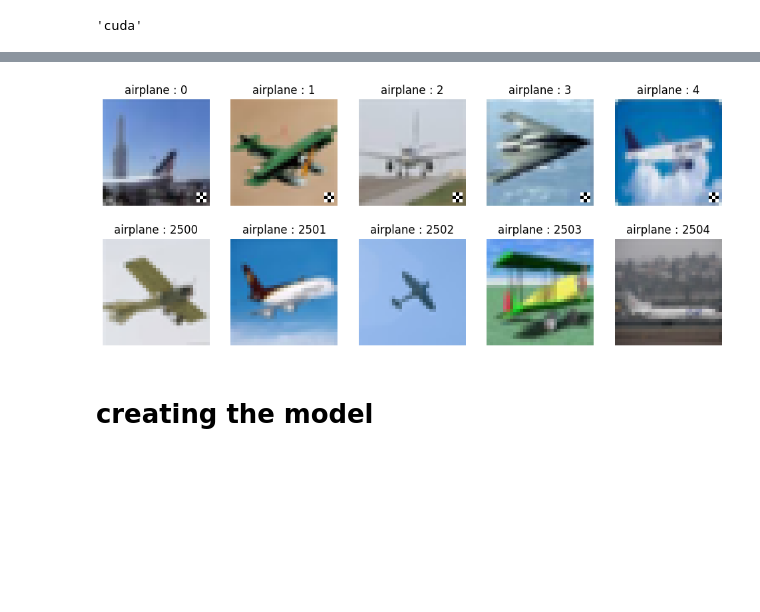
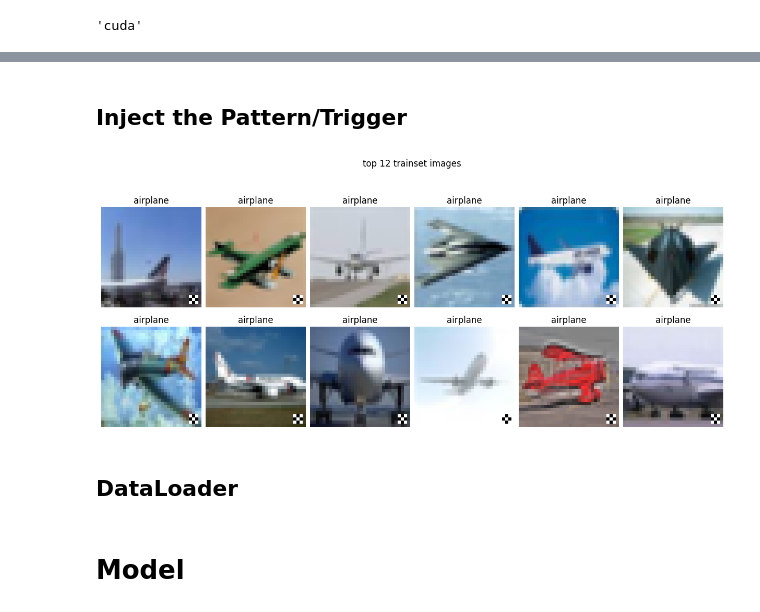
Before and after one commit to mr-pylin/backdoor-attack, a Jupyter notebook: main.ipynb, the cells around one changed output, grey strips where cells are left out. Cells and saved outputs as stored; diff of their text form; code cells hidden in the pictures; blank space fills up the shorter version.

```diff
--- a/main.ipynb
+++ b/main.ipynb
@@ -66,8 +109,4 @@ testset  features: (10000, 32, 32, 3)  |  estset labels  : 10000
 # %%
-train_idx = np.argsort(trainset.targets)
-trainset.data = trainset.data[train_idx]
-trainset.targets = list(np.array(trainset.targets)[train_idx])
-
-test_idx = np.argsort(testset.targets)
-testset.data = testset.data[test_idx]
-testset.targets = list(np.array(testset.targets)[test_idx])
+train_sorted_idx = np.argsort(trainset.targets)
+trainset.data = trainset.data[train_sorted_idx]
+trainset.targets = np.array(trainset.targets)[train_sorted_idx].tolist()
@@ -102,0 +117,2 @@ clean_cars, poisoned_cars = apply_pattern(dataset= testset.data[1000:2000], inje
+# %% [markdown]
+## Inject the Pattern/Trigger
@@ -103,16 +166,20 @@ clean_cars, poisoned_cars = apply_pattern(dataset= testset.data[1000:2000], inje
 # %%
-# Demo
+# plot
 nrows = 2
-ncols = 5
-imgs = [*range(5), *range(2500, 2505)]
+ncols = 6
 
-fig, axes = plt.subplots(nrows= nrows, ncols= ncols, figsize= (12, 5))
+fig, axes = plt.subplots(nrows= nrows, ncols= ncols, figsize= (12, 6), layout= 'compressed')
 for row in range(nrows):
     for col in range(ncols):
-        i = (row * ncols) + col
-        axes[row, col].imshow(trainset.data[imgs[i]])
-        axes[row, col].set_title(f"{trainset.classes[trainset.targets[imgs[i]]]} : {imgs[i]}")
+        axes[row, col].imshow(trainset.data[row * ncols + col])
+        axes[row, col].set_title(f"{trainset.classes[trainset.targets[row * ncols + col]]}")
         axes[row, col].axis('off')
+
+fig.suptitle(f"top {nrows * ncols} trainset images")
+
+plt.show()
 # %% [output]
-[figure, old version]
+[figure, new version]
+# %% [markdown]
+## DataLoader
 # %%
@@ -121,5 +191,5 @@ testloader = DataLoader(testset  , batch_size= 1000, shuffle= False, num_workers
-# %% [markdown]
-# creating the model
+# %% [markdown]
+# Model
 # %%
 model = WideResNet(depth= 16, num_classes= 10, widen_factor= 1, dropRate= 0.0)
 model.to(device)
```
Also changed, not shown: parts of 87 cells of this notebook.
